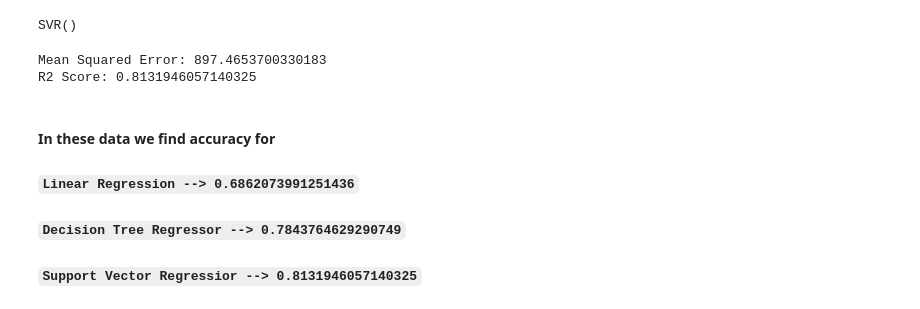
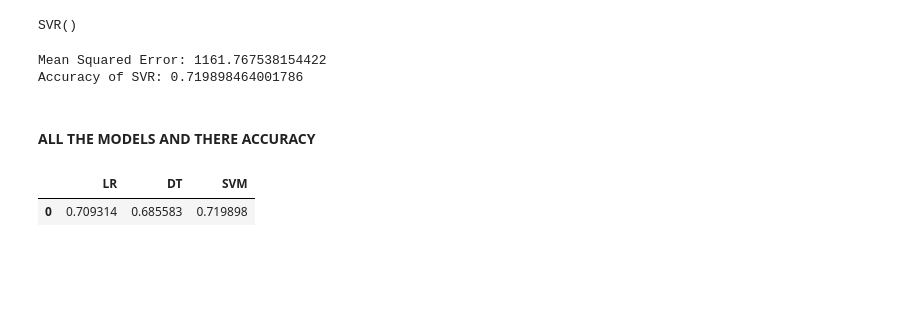
Before and after one commit to aashishkasar/Aashish-Hackthon, a Jupyter notebook: Internship.ipynb, the cells around one changed output. Saved outputs shown, nothing was run; the diff lists cells and outputs as text; code cells hidden in the pictures; blank space fills up the shorter version.

````diff
--- a/Internship.ipynb
+++ b/Internship.ipynb
@@ -228,7 +223,12 @@ from sklearn.svm import SVR
 # %%
 # Split the normalized data into training and testing sets
 y = data["output"]
-X_train, X_test, y_train, y_test = train_test_split(X_norm, y, test_size=0.2)
+X_train, X_test, y_train, y_test = train_test_split(X_poly, y, test_size=0.2)
+# %%
+# Normalize the features
+scaler = StandardScaler()
+X_train = scaler.fit_transform(X_train)
+X_test = scaler.transform(X_test)
 # %%
 # build SVM model
 svm_reg = SVR()
@@ -241,18 +241,22 @@ y_pred = model.predict(X_test)
 # %%
 # Calculate the mean squared error and r2 score
 mse = mean_squared_error(y_test, y_pred)
-r2 = r2_score(y_test, y_pred)
+acc_SVR = r2_score(y_test, y_pred)
 # %%
 # Print the results
 print("Mean Squared Error:", mse)
-print("R2 Score:", r2)
+print("Accuracy of SVR:", acc_SVR)
 # %% [output]
-Mean Squared Error: 897.4653700330183
-R2 Score: 0.8131946057140325
+Mean Squared Error: 1161.767538154422
+Accuracy of SVR: 0.719898464001786
 # %% [markdown]
-####  In these data we find accuracy for
-####  ```Linear Regression --> 0.6862073991251436```
-#### ```Decision Tree Regressor --> 0.7843764629290749```
-#### ```Support Vector Regressior --> 0.8131946057140325```
+#### ALL THE MODELS AND THERE ACCURACY
+# %%
+results = pd.DataFrame([[acc_r,acc_DT,acc_SVR]],columns=['LR',"DT","SVM"])
+# %%
+results
+# %% [output]
+|  | LR | DT | SVM |
+| 0 | 0.709314 | 0.685583 | 0.719898 |
 # %%
 🤞
````
Also changed, not shown: parts of 22 cells of this notebook.
